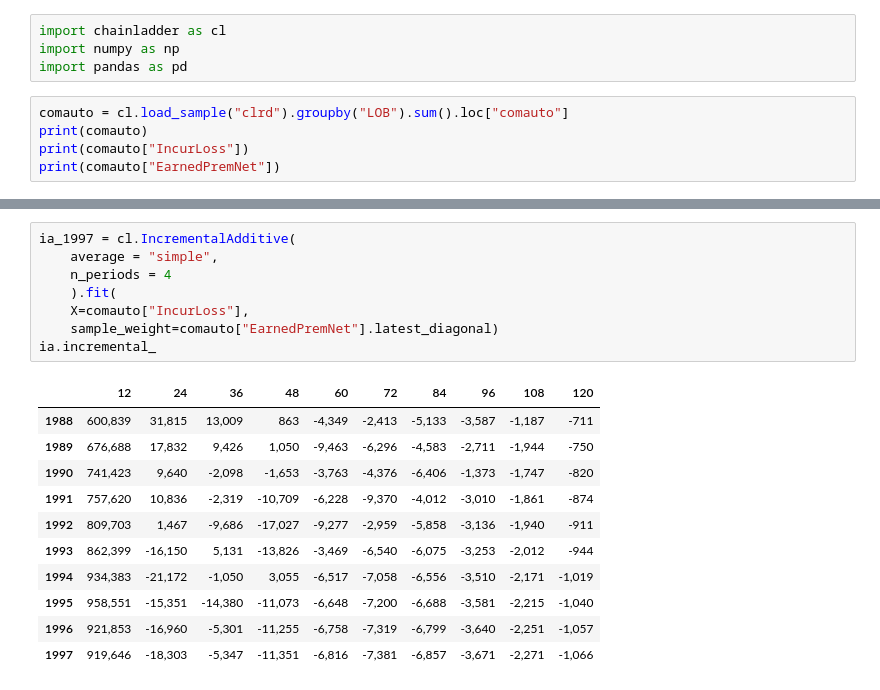
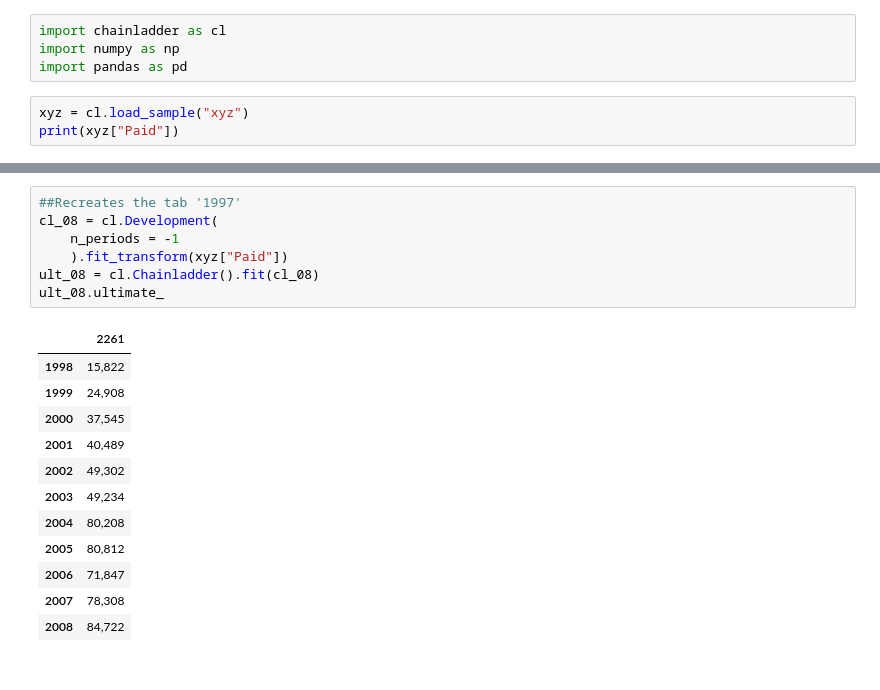
Before and after one commit to jbogaardt/fullstackactuary2024, a Jupyter notebook: LagStudyExample.ipynb, the cells around one changed output, grey strips where cells are left out. Drawn from its saved outputs; the diff is of its cells as text.

```diff
--- a/LagStudyExample.ipynb
+++ b/LagStudyExample.ipynb
@@ -23,8 +23,6 @@ import chainladder as cl
 import numpy as np
 import pandas as pd
 # %%
-comauto = cl.load_sample("clrd").groupby("LOB").sum().loc["comauto"]
-print(comauto)
-print(comauto["IncurLoss"])
-print(comauto["EarnedPremNet"])
+xyz = cl.load_sample("xyz")
+print(xyz["Paid"])
 # %% [output]
@@ -68,20 +193,20 @@ ia_1996.incremental_
 # %%
-ia_1997 = cl.IncrementalAdditive(
-    average = "simple",
-    n_periods = 4
-    ).fit(
-    X=comauto["IncurLoss"],
-    sample_weight=comauto["EarnedPremNet"].latest_diagonal)
-ia.incremental_
+##Recreates the tab '1997'
+cl_08 = cl.Development(
+    n_periods = -1
+    ).fit_transform(xyz["Paid"])
+ult_08 = cl.Chainladder().fit(cl_08)
+ult_08.ultimate_
 # %% [output]
-|  | 12 | 24 | 36 | 48 | 60 | 72 | 84 | 96 | 108 | 120 |
-| 1988 | 600,839 | 31,815 | 13,009 | 863 | -4,349 | -2,413 | -5,133 | -3,587 | -1,187 | -711 |
-| 1989 | 676,688 | 17,832 | 9,426 | 1,050 | -9,463 | -6,296 | -4,583 | -2,711 | -1,944 | -750 |
-| 1990 | 741,423 | 9,640 | -2,098 | -1,653 | -3,763 | -4,376 | -6,406 | -1,373 | -1,747 | -820 |
-| 1991 | 757,620 | 10,836 | -2,319 | -10,709 | -6,228 | -9,370 | -4,012 | -3,010 | -1,861 | -874 |
-| 1992 | 809,703 | 1,467 | -9,686 | -17,027 | -9,277 | -2,959 | -5,858 | -3,136 | -1,940 | -911 |
-| 1993 | 862,399 | -16,150 | 5,131 | -13,826 | -3,469 | -6,540 | -6,075 | -3,253 | -2,012 | -944 |
-| 1994 | 934,383 | -21,172 | -1,050 | 3,055 | -6,517 | -7,058 | -6,556 | -3,510 | -2,171 | -1,019 |
-| 1995 | 958,551 | -15,351 | -14,380 | -11,073 | -6,648 | -7,200 | -6,688 | -3,581 | -2,215 | -1,040 |
-| 1996 | 921,853 | -16,960 | -5,301 | -11,255 | -6,758 | -7,319 | -6,799 | -3,640 | -2,251 | -1,057 |
-| 1997 | 919,646 | -18,303 | -5,347 | -11,351 | -6,816 | -7,381 | -6,857 | -3,671 | -2,271 | -1,066 |
+|  | 2261 |
+| 1998 | 15,822 |
+| 1999 | 24,908 |
+| 2000 | 37,545 |
+| 2001 | 40,489 |
+| 2002 | 49,302 |
+| 2003 | 49,234 |
+| 2004 | 80,208 |
+| 2005 | 80,812 |
+| 2006 | 71,847 |
+| 2007 | 78,308 |
+| 2008 | 84,722 |
```
Also changed, not shown: parts of 10 cells of this notebook, 3 other files.
